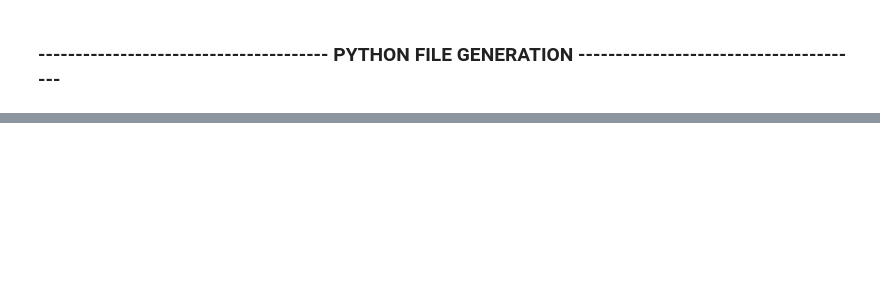
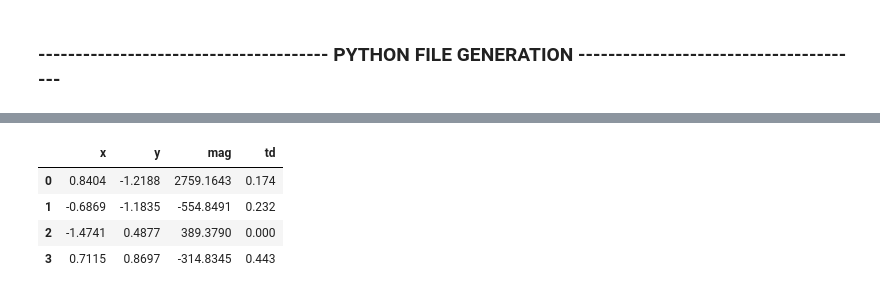
Before and after one commit to romms921/PyAutoGlaf, a Jupyter notebook: plotting.ipynb, the cells around one changed output, grey strips where cells are left out. Cells and saved outputs as stored; diff of their text form; code cells hidden in the pictures; blank space fills up the shorter version.

```diff
--- a/plotting.ipynb
+++ b/plotting.ipynb
@@ -93,7 +93,7 @@ for line in lines:
     try:
         if line.startswith('MAXLEV'):
             maxlev = line.split('=', 1)[1].split('#')[0].strip()
-            maxlev = float(maxlev)
+            maxlev = str(maxlev)
     except Exception as e:
         print(f"Error parsing MAXLEV: {e}")
 
@@ -642,9 +641,9 @@ with open('Test/model.py', 'w') as f:
         if models[i]  == 'NFW':
             models[i] = 'ANFW'
         f.write(f"glafic.set_lens({i+1}, '{models[i].lower()}', " + ', '.join(initial_guesses[i]) + ")\n")
-        f.write(f"glafic.set_optlens({i+1}, " + ', '.join(param_flags[i]) + ")\n\n")
+        f.write(f"glafic.setopt_lens({i+1}, " + ', '.join(param_flags[i]) + ")\n\n")
     f.write(f"glafic.set_point(1, " + ', '.join(initial_guesses[-1]) + ")\n")
-    f.write(f"glafic.set_optpoint(1, " + ', '.join(param_flags[-1]) + ")\n\n")
+    f.write(f"glafic.setopt_point(1, " + ', '.join(param_flags[-1]) + ")\n\n")
     f.write(f"glafic.model_init(verb=0)\n\n")
     f.write(f"glafic.readobs_point({readobs})\n")
     if optimize == 1:
@@ -652,9 +651,9 @@ with open('Test/model.py', 'w') as f:
     if findimg == 1:
         f.write(f"glafic.findimg()\n")
     if writecrit == 1:
-        f.write(f"glafic.write_crit({zs})\n")
+        f.write(f"glafic.writecrit({zs})\n")
     if writelens == 1:
-        f.write(f"glafic.write_lens({zs})\n")
+        f.write(f"glafic.writelens({zs})\n")
     f.write(f"\n")
     f.write(f"glafic.quit()\n")
     print("File 'Test/model.py' generated successfully.")
@@ -663,0 +664,13 @@ File 'Test/model.py' generated successfully.
+# %%
+opt_file = save_path + '_optresult.dat'
+crit_file = save_path + '_crit.dat'
+lens_file = save_path + '_lens.dat'
+point_file = save_path + '_point.dat'
+
+# Reading the files
+if findimg == 1:
+    try:
+        pred_point = pd.read_csv(point_file, skiprows=1, header=None, delim_whitespace=True, names=['x', 'y', 'mag', 'td'])
+
+    except Exception as e:
+        print(f"Error reading predicted point file: {e}")
@@ -663,0 +685,8 @@ File 'Test/model.py' generated successfully.
+# %%
+pred_point
+# %% [output]
+|  | x | y | mag | td |
+| 0 | 0.8404 | -1.2188 | 2759.1643 | 0.174 |
+| 1 | -0.6869 | -1.1835 | -554.8491 | 0.232 |
+| 2 | -1.4741 | 0.4877 | 389.3790 | 0.000 |
+| 3 | 0.7115 | 0.8697 | -314.8345 | 0.443 |
```
Also changed, not shown: parts of 8 cells of this notebook, 8 other files.
